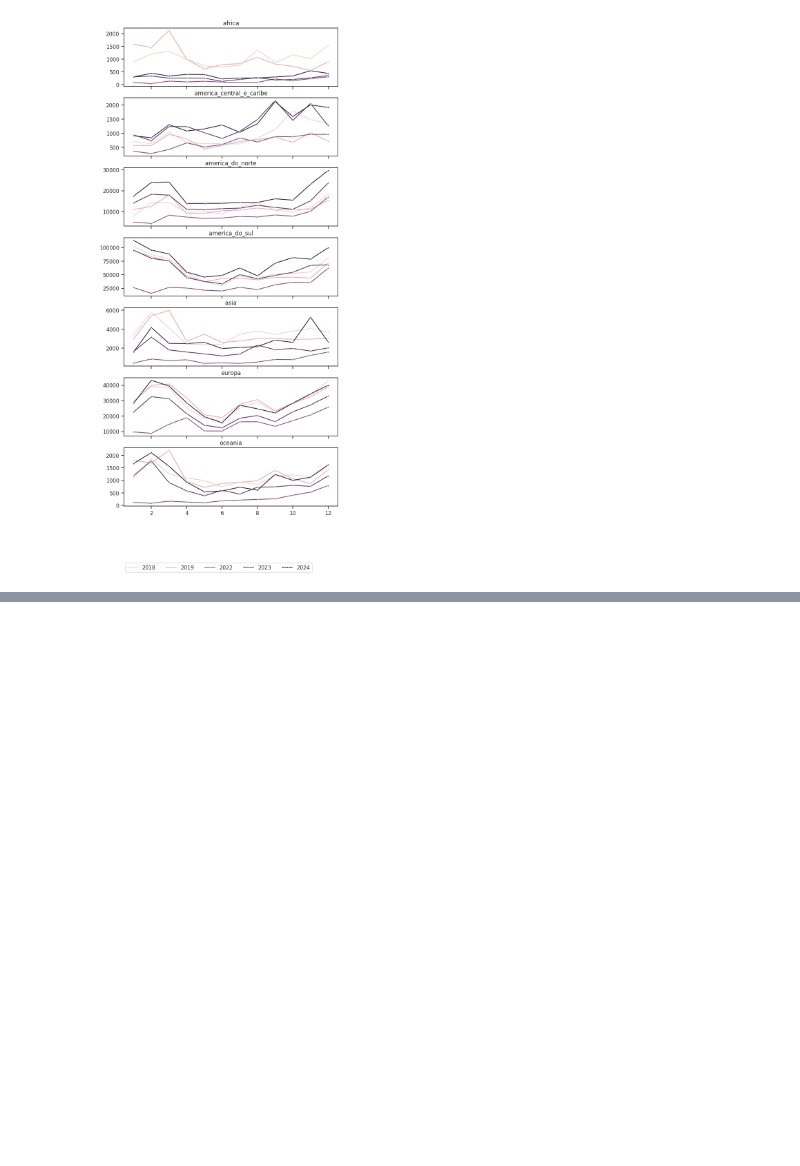
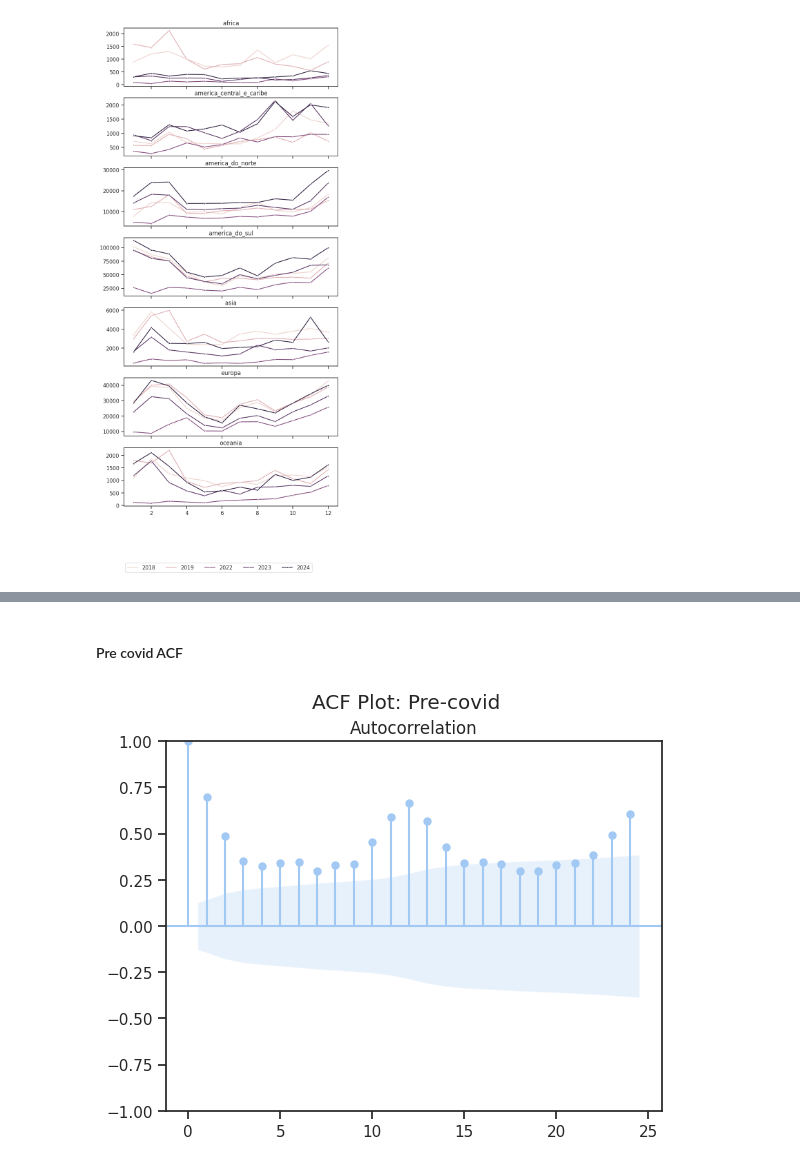
Before and after one commit to renanop/international_arrivals_time_series_forecasting, a Jupyter notebook: notebooks/exploration/eda.ipynb, the cells around one changed output, grey strips where cells are left out. Cells and saved outputs as stored; diff of their text form; code cells hidden in the pictures; blank space fills up the shorter version.

```diff
--- a/notebooks/exploration/eda.ipynb
+++ b/notebooks/exploration/eda.ipynb
@@ -329,0 +347,3 @@ plt.show()
+# %%
+df_pre_covid = df_rj[df_rj["date"] <= "2019-12-01"]
+df_post_covid = df_rj[df_rj["date"] >= "2022-12-01"]
@@ -329,0 +366,4 @@ plt.show()
+# %%
+# Calculating aggregated arrivals
+df_pre_full = df_pre_covid.groupby("date")["arrivals"].sum().reset_index()
+df_post_full = df_post_covid.groupby("date")["arrivals"].sum().reset_index()
@@ -329,0 +390,8 @@ plt.show()
+# %% [markdown]
+#### Pre covid ACF
+# %%
+fig = plot_acf(df_pre_full["arrivals"], lags=24)
+fig.suptitle("ACF Plot: Pre-covid")
+plt.show()
+# %% [output]
+[figure, added]
```
Also changed, not shown: parts of 24 cells of this notebook, 5 other files.
